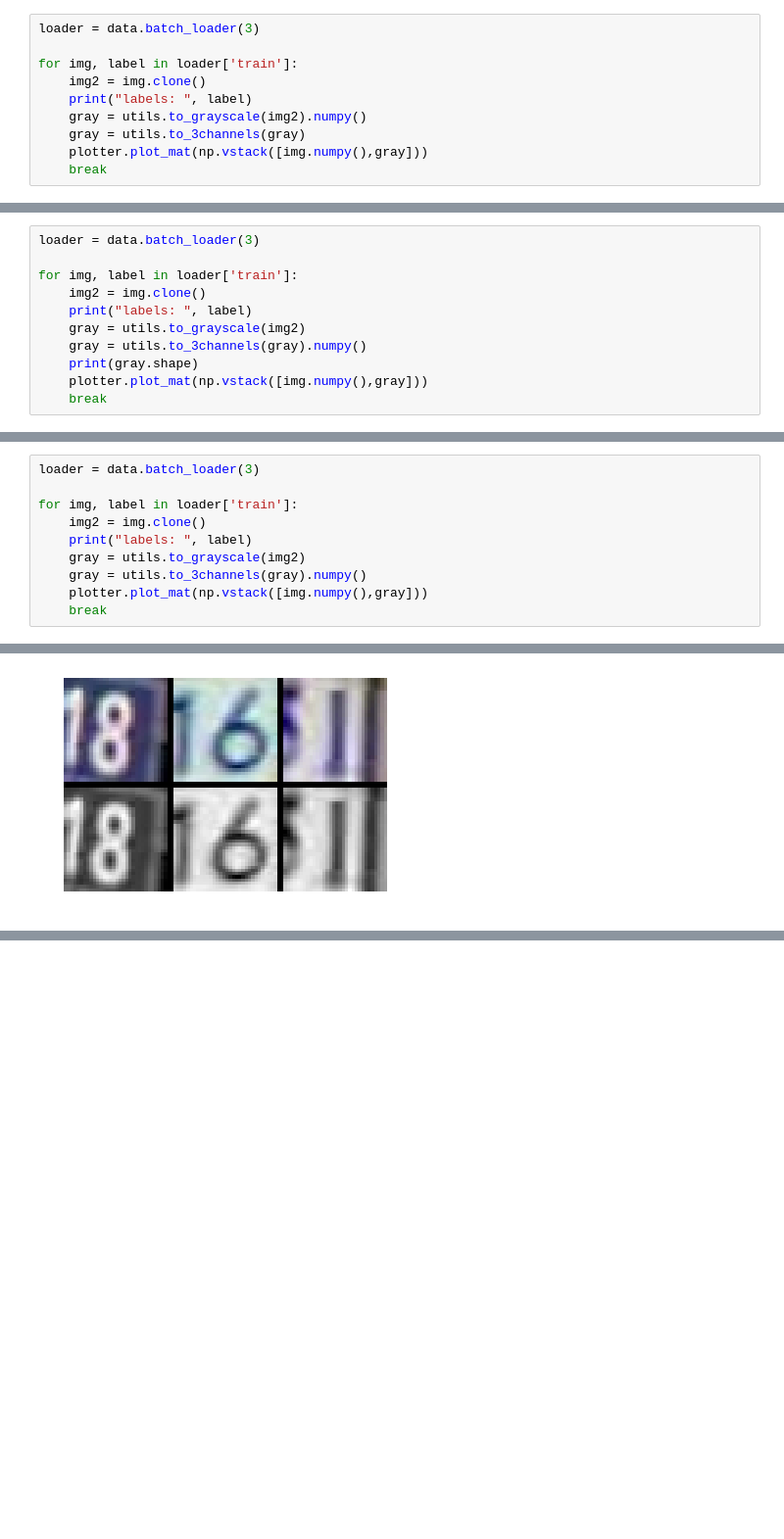
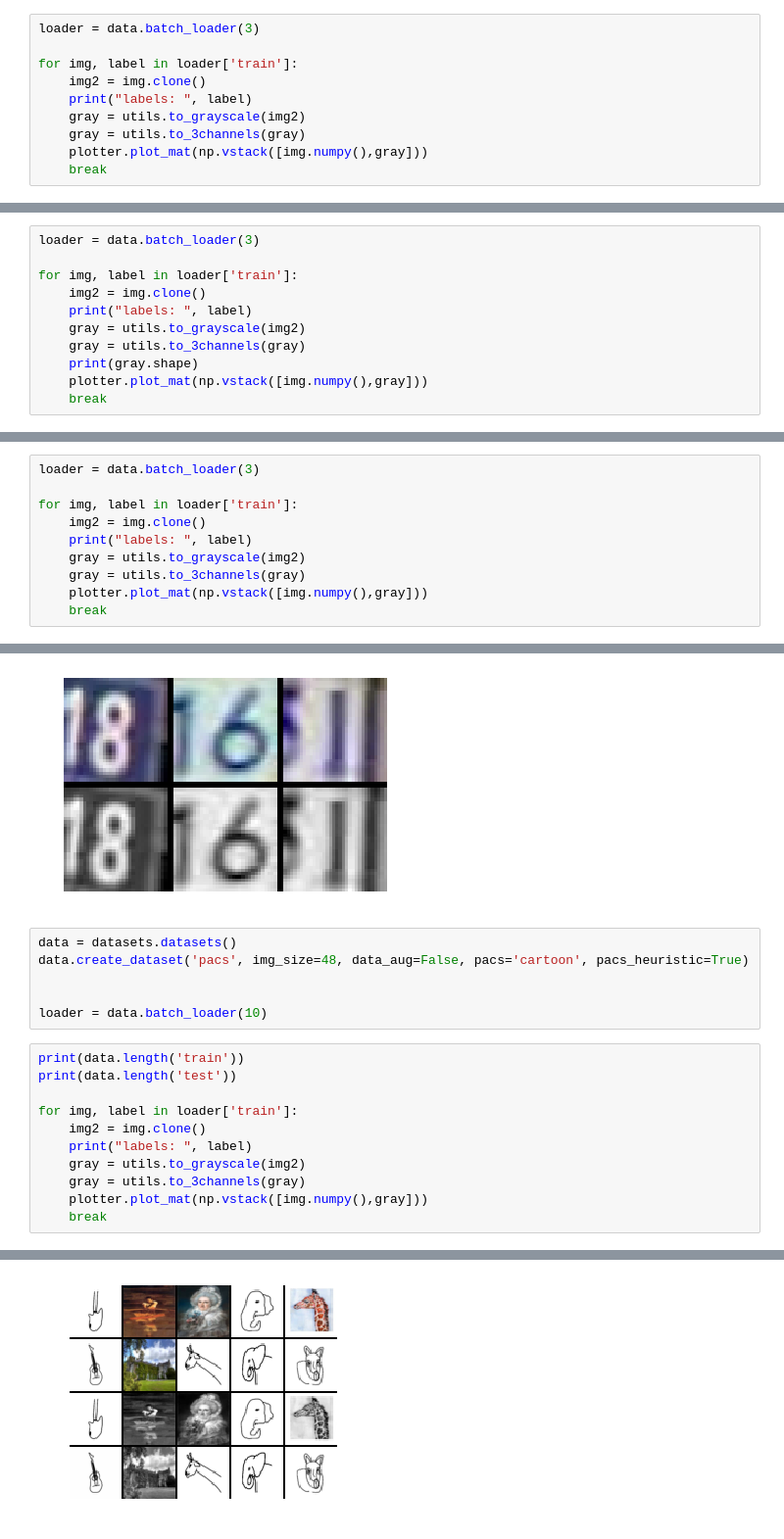
Before and after one commit to MarWit/nn_project, a Jupyter notebook: datasets_test.ipynb, the cells around one changed output, grey strips where cells are left out. Shown at 98% size. Cells and saved outputs as stored; diff of their text form; blank space fills up the shorter version.

Commit message:
pacs new heuristic added and fixes

```diff
--- a/datasets_test.ipynb
+++ b/datasets_test.ipynb
@@ -116,7 +116,7 @@ loader = data.batch_loader(3)
 for img, label in loader['train']:
     img2 = img.clone()
     print("labels: ", label)
-    gray = utils.to_grayscale(img2).numpy()
+    gray = utils.to_grayscale(img2)
     gray = utils.to_3channels(gray)
     plotter.plot_mat(np.vstack([img.numpy(),gray]))
     break
@@ -133,7 +133,7 @@ for img, label in loader['train']:
     img2 = img.clone()
     print("labels: ", label)
     gray = utils.to_grayscale(img2)
-    gray = utils.to_3channels(gray).numpy()
+    gray = utils.to_3channels(gray)
     print(gray.shape)
     plotter.plot_mat(np.vstack([img.numpy(),gray]))
     break
@@ -155,9 +155,27 @@ for img, label in loader['train']:
     img2 = img.clone()
     print("labels: ", label)
     gray = utils.to_grayscale(img2)
-    gray = utils.to_3channels(gray).numpy()
+    gray = utils.to_3channels(gray)
     plotter.plot_mat(np.vstack([img.numpy(),gray]))
     break
 # %% [output]
 labels:  tensor([8, 6, 1])
 [figure]
+# %%
+data = datasets.datasets()
+data.create_dataset('pacs', img_size=48, data_aug=False, pacs='cartoon', pacs_heuristic=True)
+
+
+loader = data.batch_loader(10)
+# %%
+print(data.length('train'))
+print(data.length('test'))
+
+for img, label in loader['train']:
+    img2 = img.clone()
+    print("labels: ", label)
+    gray = utils.to_grayscale(img2)
+    gray = utils.to_3channels(gray)
+    plotter.plot_mat(np.vstack([img.numpy(),gray]))
+    break
+# %% [output]
@@ -163,0 +185 @@ labels:  tensor([8, 6, 1])
+[figure, added]
```
Also changed, not shown: parts of 2 cells of this notebook, 2 other files.
